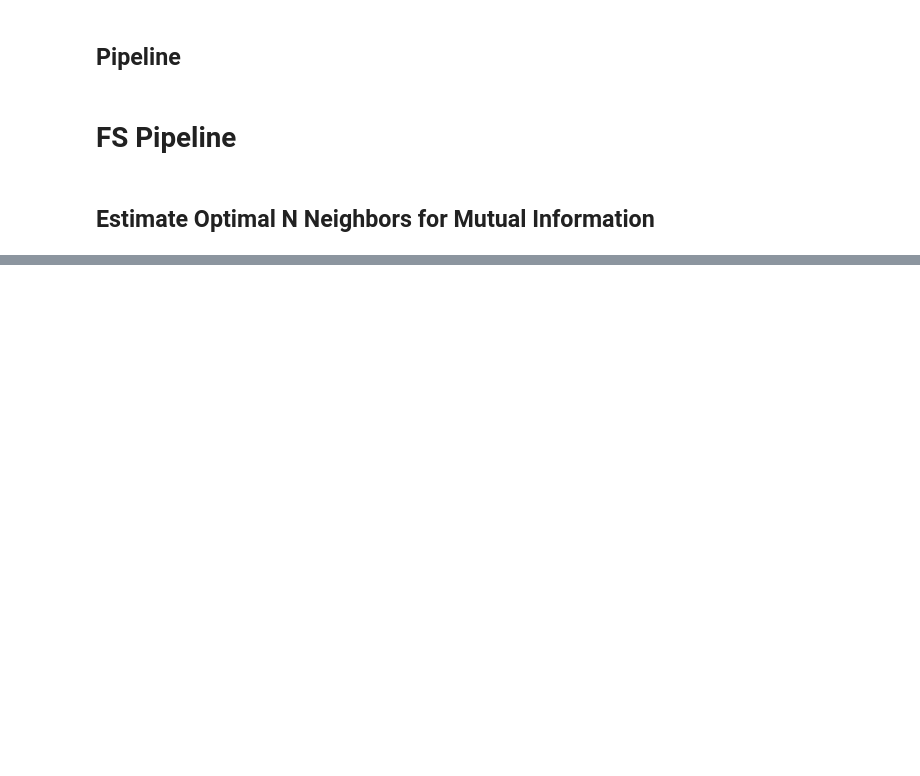
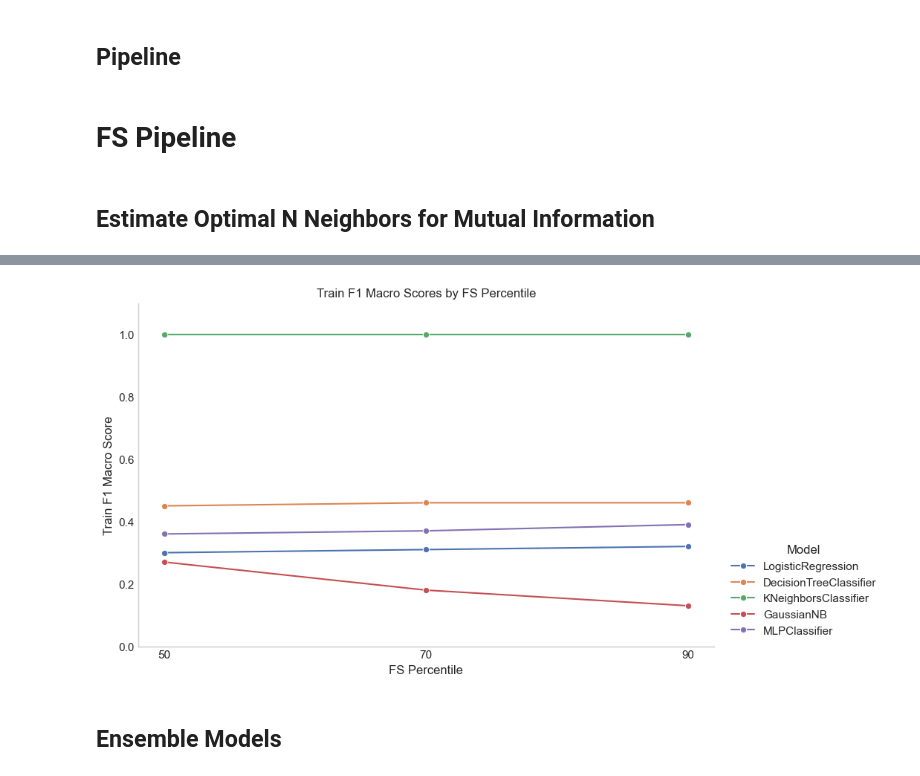
Before and after one commit to DiogoPF/Multiclass_Classification-WCB, a Jupyter notebook: Pipeline_diogo.ipynb, the cells around one changed output, grey strips where cells are left out. Cells and saved outputs as stored; diff of their text form; code cells hidden in the pictures; blank space fills up the shorter version.

Commit message:
ready ensemble

```diff
--- a/Pipeline_diogo.ipynb
+++ b/Pipeline_diogo.ipynb
@@ -1335,0 +1326,23 @@ df, cm, curves = analyse_best_model(base_models_gs)
+# %%
+df = base_models_df[["FS Percentile", "mean_train_score", "mean_test_score", "model"]]
+# %%
+import seaborn as sns
+
+
+# Create the plot
+plt.figure(figsize=(10, 6))
+sns.lineplot(data=df, x="FS Percentile", y="mean_train_score", hue="model", marker="o")
+
+# Add titles and labels
+plt.title("Train F1 Macro Scores by FS Percentile")
+plt.xlabel("FS Percentile")
+plt.ylabel("Train F1 Macro Score")
+plt.xticks(df["FS Percentile"].unique())
+plt.ylim(0, 1.1)
+plt.legend()
+plt.legend(title="Model", loc="lower right", bbox_to_anchor=(1.3, 0))
+plt.show()
+# %% [output]
+[figure, added]
+# %% [markdown]
+## Ensemble Models
```
Also changed, not shown: parts of 8 cells of this notebook.
